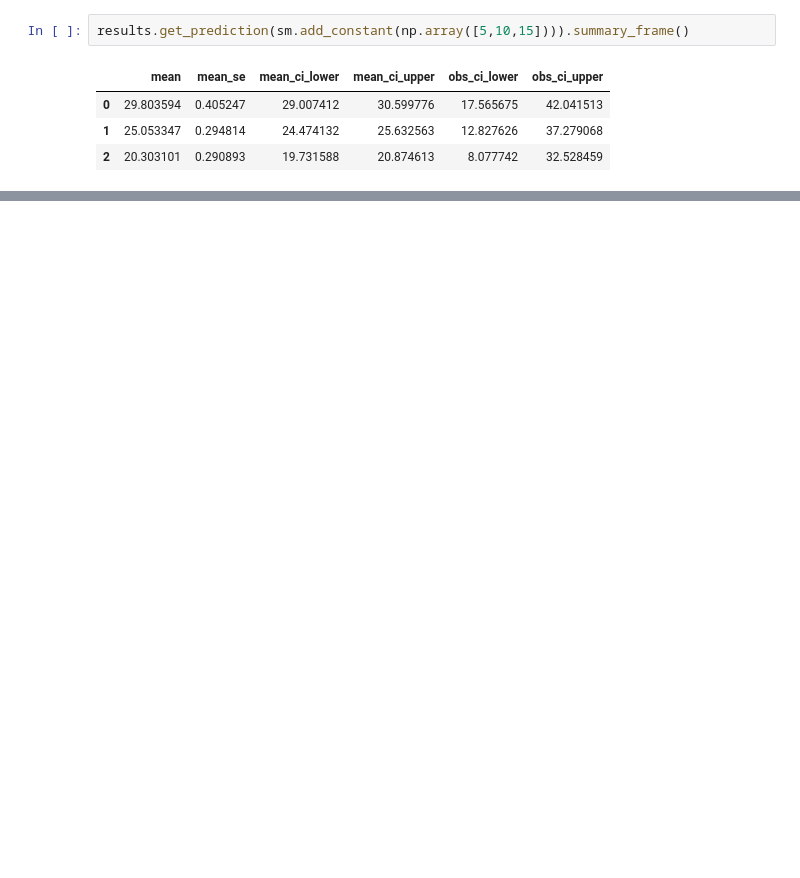
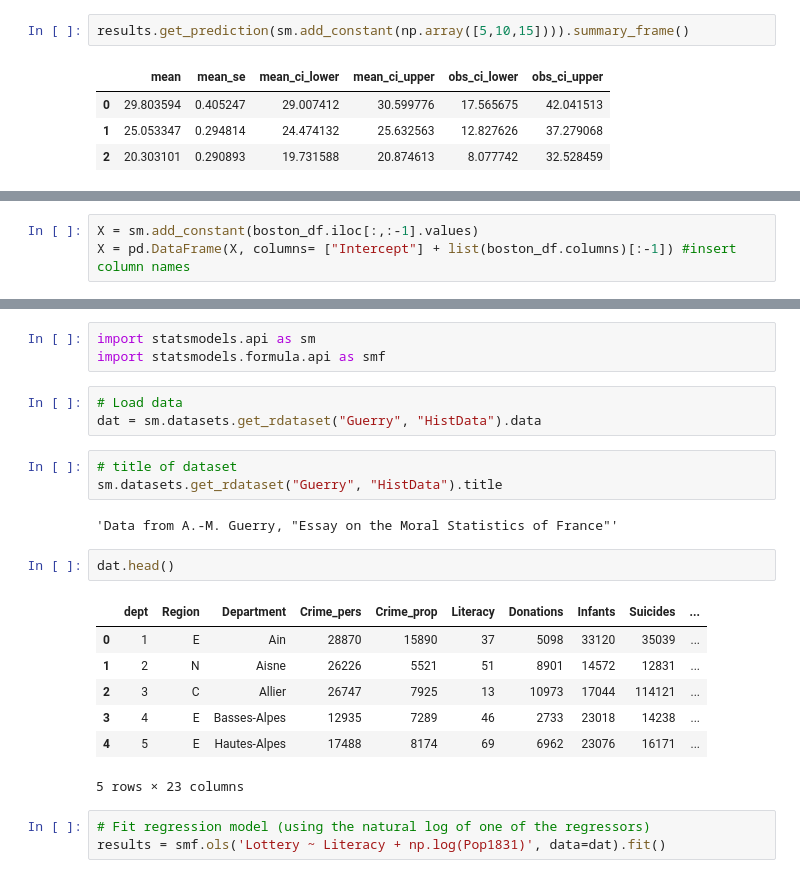
Before and after one commit to khayweee/python-manual, a Jupyter notebook: Python Cheatsheet.ipynb, the cells around one changed output, grey strips where cells are left out. Saved outputs shown, nothing was run; the diff lists cells and outputs as text; blank space fills up the shorter version.

Commit message:
added R-style formula

```diff
--- a/Python Cheatsheet.ipynb
+++ b/Python Cheatsheet.ipynb
@@ -212,0 +214,3 @@ results.get_prediction(sm.add_constant(np.array([5,10,15]))).summary_frame()
+# %%
+X = sm.add_constant(boston_df.iloc[:,:-1].values)
+X = pd.DataFrame(X, columns= ["Intercept"] + list(boston_df.columns)[:-1]) #insert column names
@@ -212,0 +246,24 @@ results.get_prediction(sm.add_constant(np.array([5,10,15]))).summary_frame()
+# %%
+import statsmodels.api as sm
+import statsmodels.formula.api as smf
+# %%
+# Load data
+dat = sm.datasets.get_rdataset("Guerry", "HistData").data
+# %%
+# title of dataset
+sm.datasets.get_rdataset("Guerry", "HistData").title
+# %% [output]
+'Data from A.-M. Guerry, "Essay on the Moral Statistics of France"'
+# %%
+dat.head()
+# %% [output]
+|  | dept | Region | Department | Crime_pers | Crime_prop | Literacy | Donations | Infants | Suicides | ... |
+| 0 | 1 | E | Ain | 28870 | 15890 | 37 | 5098 | 33120 | 35039 | ... |
+| 1 | 2 | N | Aisne | 26226 | 5521 | 51 | 8901 | 14572 | 12831 | ... |
+| 2 | 3 | C | Allier | 26747 | 7925 | 13 | 10973 | 17044 | 114121 | ... |
+| 3 | 4 | E | Basses-Alpes | 12935 | 7289 | 46 | 2733 | 23018 | 14238 | ... |
+| 4 | 5 | E | Hautes-Alpes | 17488 | 8174 | 69 | 6962 | 23076 | 16171 | ... |
+5 rows × 23 columns
+# %%
+# Fit regression model (using the natural log of one of the regressors)
+results = smf.ols('Lottery ~ Literacy + np.log(Pop1831)', data=dat).fit()
```
Also changed, not shown: parts of 23 cells of this notebook.
